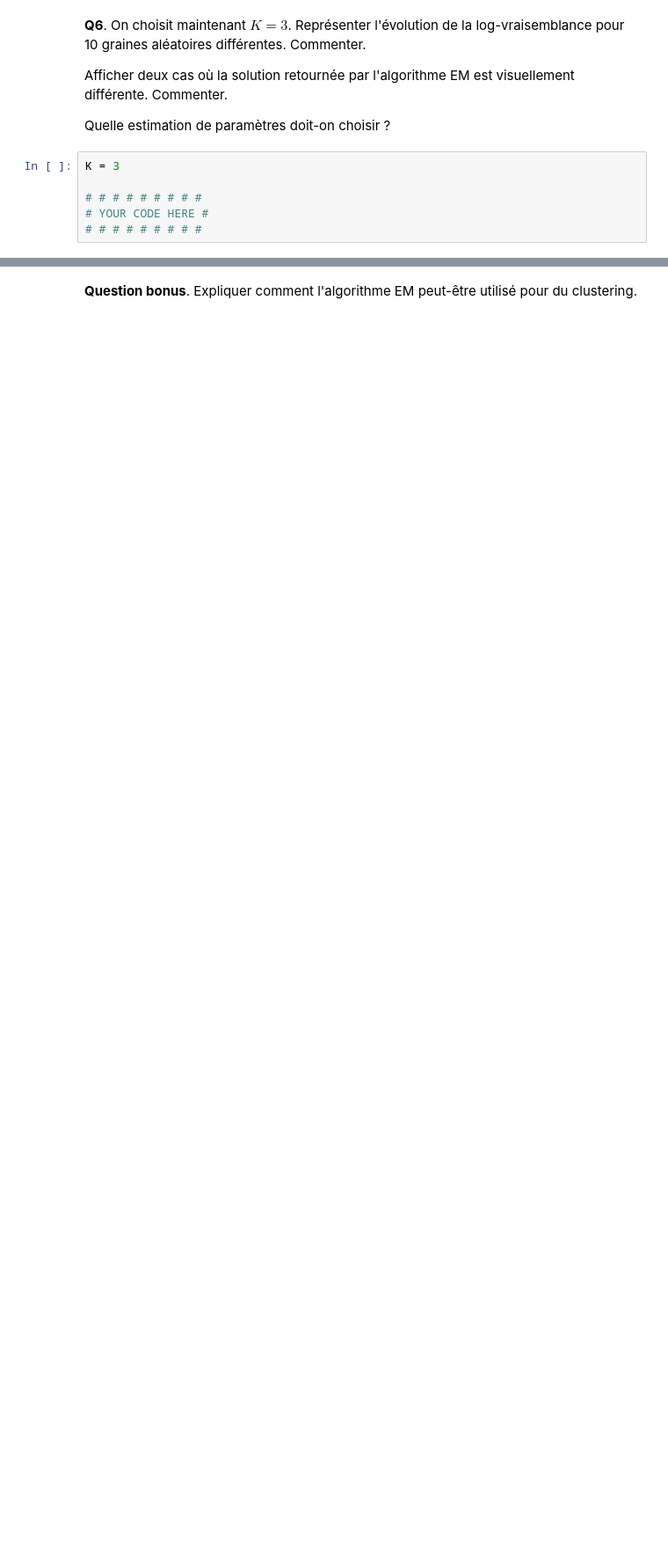
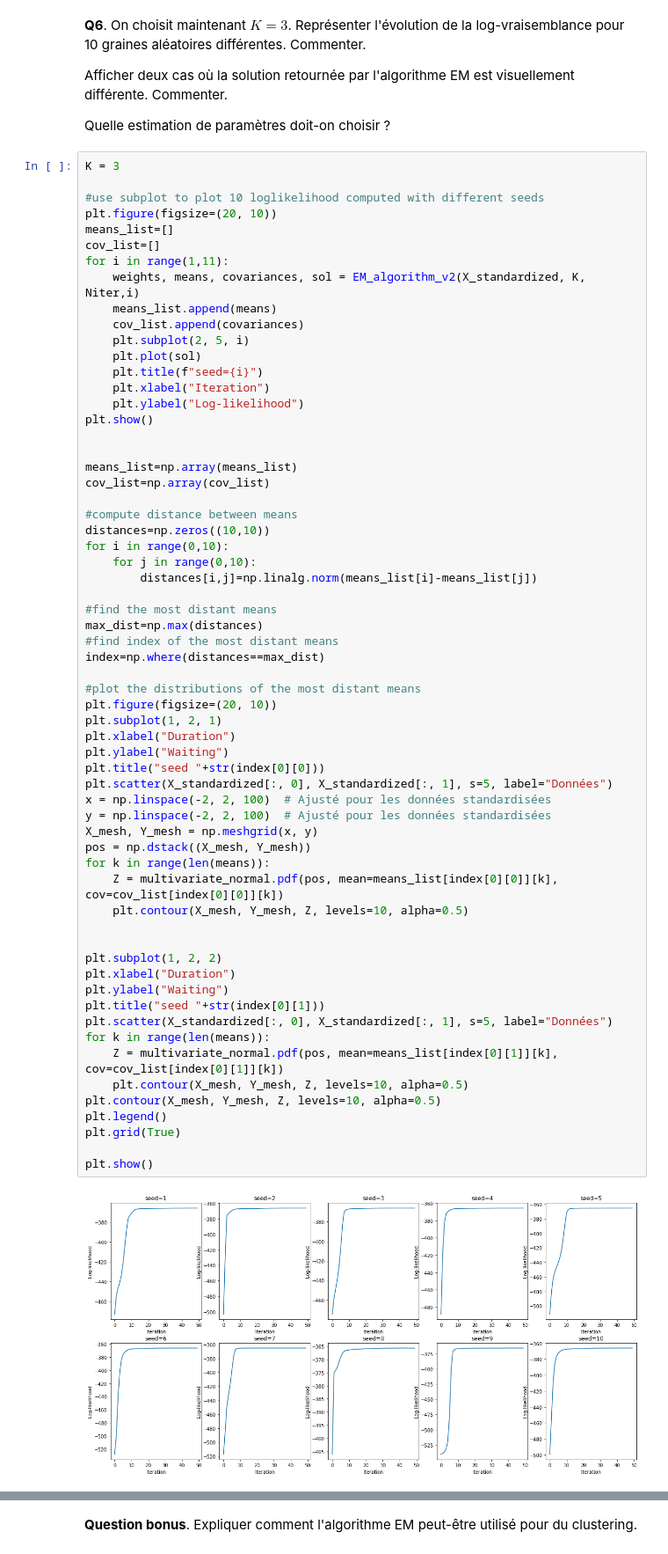
Before and after one commit to benech17/Estimation-SDIA, a Jupyter notebook: tp1_BENICHOU_BONNEFOY.ipynb, the cells around one changed output, grey strips where cells are left out. Shown: that part at 88% size. Cells and saved outputs as stored; diff of their text form; blank space fills up the shorter version.

```diff
--- a/tp1_BENICHOU_BONNEFOY.ipynb
+++ b/tp1_BENICHOU_BONNEFOY.ipynb
@@ -276,6 +326,64 @@ Quelle estimation de paramètres doit-on choisir ?
 # %%
 K = 3
 
-# # # # # # # # #
-# YOUR CODE HERE #
-# # # # # # # # #
+#use subplot to plot 10 loglikelihood computed with different seeds
+plt.figure(figsize=(20, 10))
+means_list=[]
+cov_list=[]
+for i in range(1,11):
+    weights, means, covariances, sol = EM_algorithm_v2(X_standardized, K, Niter,i)
+    means_list.append(means)
+    cov_list.append(covariances)
+    plt.subplot(2, 5, i)
+    plt.plot(sol)
+    plt.title(f"seed={i}")
+    plt.xlabel("Iteration")
+    plt.ylabel("Log-likelihood")
+plt.show()
+
+
+means_list=np.array(means_list)
+cov_list=np.array(cov_list)
+
+#compute distance between means
+distances=np.zeros((10,10))
+for i in range(0,10):
+    for j in range(0,10):
+        distances[i,j]=np.linalg.norm(means_list[i]-means_list[j])
+
+#find the most distant means
+max_dist=np.max(distances)
+#find index of the most distant means
+index=np.where(distances==max_dist)
+
+#plot the distributions of the most distant means
+plt.figure(figsize=(20, 10))
+plt.subplot(1, 2, 1)
+plt.xlabel("Duration")
+plt.ylabel("Waiting")
+plt.title("seed "+str(index[0][0]))
+plt.scatter(X_standardized[:, 0], X_standardized[:, 1], s=5, label="Données")
+x = np.linspace(-2, 2, 100)  # Ajusté pour les données standardisées
+y = np.linspace(-2, 2, 100)  # Ajusté pour les données standardisées
+X_mesh, Y_mesh = np.meshgrid(x, y)
+pos = np.dstack((X_mesh, Y_mesh))
+for k in range(len(means)):
+    Z = multivariate_normal.pdf(pos, mean=means_list[index[0][0]][k], cov=cov_list[index[0][0]][k])
+    plt.contour(X_mesh, Y_mesh, Z, levels=10, alpha=0.5)
+
+
+plt.subplot(1, 2, 2)
+plt.xlabel("Duration")
+plt.ylabel("Waiting")
+plt.title("seed "+str(index[0][1]))
+plt.scatter(X_standardized[:, 0], X_standardized[:, 1], s=5, label="Données")
+for k in range(len(means)):
+    Z = multivariate_normal.pdf(pos, mean=means_list[index[0][1]][k], cov=cov_list[index[0][1]][k])
+    plt.contour(X_mesh, Y_mesh, Z, levels=10, alpha=0.5)
+plt.contour(X_mesh, Y_mesh, Z, levels=10, alpha=0.5)
+plt.legend()
+plt.grid(True)
+
+plt.show()
+# %% [output]
+[figure, added]
```
Also changed, not shown: parts of 7 cells of this notebook, 2 other files.
